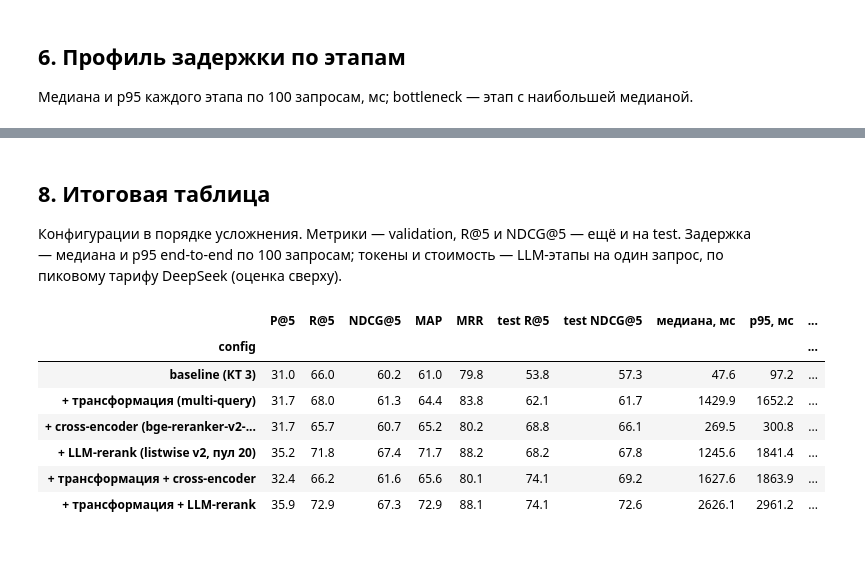
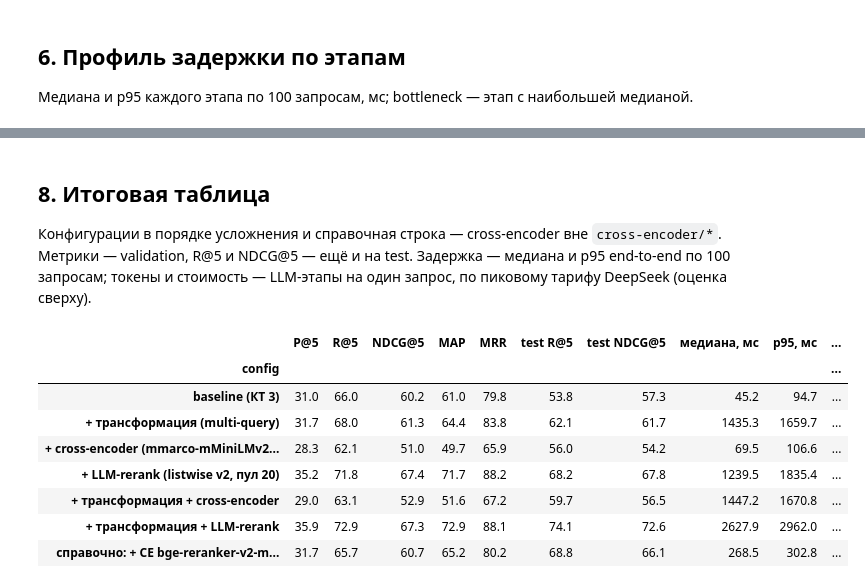
Before and after one commit to dftpnd/gigaschool-rag, a Jupyter notebook: notebooks/kt4_rerank.ipynb, the cells around one changed output, grey strips where cells are left out. Saved outputs shown, nothing was run; the diff lists cells and outputs as text; code cells hidden in the pictures; blank space fills up the shorter version.

```diff
--- a/notebooks/kt4_rerank.ipynb
+++ b/notebooks/kt4_rerank.ipynb
@@ -281,11 +285,14 @@ by_type(selection)
 | + CE mmarco-mMiniLMv2-L12-H384-v1... | 87.9 | 52.4 | 3.3 | 63.3 | 46.2 | 16.1 | 5.7 |
 | + CE bge-reranker-v2-m3, пул 50 | 97.0 | 69.8 | 10.0 | 73.1 | 66.3 | 32.6 | 2.9 |
 # %%
-best_ce = max((s.short_name for s in CROSS_ENCODERS),
+CROSS_ENCODER_NAMESPACE = "cross-encoder/"
+best_ce = max((s.short_name for s in CROSS_ENCODERS if s.name.startswith(CROSS_ENCODER_NAMESPACE)),
               key=lambda name: tuple(selection_table.loc[f"+ CE {name}, пул {SELECTION_POOL}", ["R@5", "NDCG@5"]]))
+REFERENCE_CE = next(f"+ CE {s.short_name}, пул {SELECTION_POOL}" for s in CROSS_ENCODERS
+                    if not s.name.startswith(CROSS_ENCODER_NAMESPACE))
 cross_encoder = cross_encoders[best_ce]
 for unused in set(cross_encoders) - {best_ce}:
     del cross_encoders[unused]
 torch.cuda.empty_cache()
-print("cross-encoder для остальных экспериментов (R@5, затем NDCG@5):", best_ce)
+print(f"cross-encoder для остальных экспериментов (среди {CROSS_ENCODER_NAMESPACE}*, R@5, затем NDCG@5):", best_ce)
 # %% [output]
@@ -636,22 +646,25 @@ tradeoff.sort_values("медиана, мс").round(1)
 # %% [markdown]
 ## 8. Итоговая таблица
 
-Конфигурации в порядке усложнения. Метрики — validation, R@5 и NDCG@5 — ещё и на test. Задержка — медиана
-и p95 end-to-end по 100 запросам; токены и стоимость — LLM-этапы на один запрос, по пиковому тарифу DeepSeek
-(оценка сверху).
+Конфигурации в порядке усложнения и справочная строка — cross-encoder вне `cross-encoder/*`. Метрики —
+validation, R@5 и NDCG@5 — ещё и на test. Задержка — медиана и p95 end-to-end по 100 запросам; токены
+и стоимость — LLM-этапы на один запрос, по пиковому тарифу DeepSeek (оценка сверху).
 # %%
-final_table = summary(list(ladder)).join(summary(list(ladder), "test", ["R@5", "NDCG@5"]).add_prefix("test ")).join(
-    pd.DataFrame([latency(n) for n in ladder])).rename(index=ladder)
+final_rows = {**ladder, REFERENCE_CE: f"справочно: + {REFERENCE_CE[2:]} (вне {CROSS_ENCODER_NAMESPACE}*)"}
+final_table = summary(list(final_rows)).join(
+    summary(list(final_rows), "test", ["R@5", "NDCG@5"]).add_prefix("test ")).join(
+    pd.DataFrame([latency(n) for n in final_rows])).rename(index=final_rows)
 final_table.round(1)
 # %% [output]
 |  | P@5 | R@5 | NDCG@5 | MAP | MRR | test R@5 | test NDCG@5 | медиана, мс | p95, мс | ... |
 | config |  |  |  |  |  |  |  |  |  | ... |
-| baseline (КТ 3) | 31.0 | 66.0 | 60.2 | 61.0 | 79.8 | 53.8 | 57.3 | 47.6 | 97.2 | ... |
-| + трансформация (multi-query) | 31.7 | 68.0 | 61.3 | 64.4 | 83.8 | 62.1 | 61.7 | 1429.9 | 1652.2 | ... |
-| + cross-encoder (bge-reranker-v2-... | 31.7 | 65.7 | 60.7 | 65.2 | 80.2 | 68.8 | 66.1 | 269.5 | 300.8 | ... |
-| + LLM-rerank (listwise v2, пул 20) | 35.2 | 71.8 | 67.4 | 71.7 | 88.2 | 68.2 | 67.8 | 1245.6 | 1841.4 | ... |
-| + трансформация + cross-encoder | 32.4 | 66.2 | 61.6 | 65.6 | 80.1 | 74.1 | 69.2 | 1627.6 | 1863.9 | ... |
-| + трансформация + LLM-rerank | 35.9 | 72.9 | 67.3 | 72.9 | 88.1 | 74.1 | 72.6 | 2626.1 | 2961.2 | ... |
+| baseline (КТ 3) | 31.0 | 66.0 | 60.2 | 61.0 | 79.8 | 53.8 | 57.3 | 45.2 | 94.7 | ... |
+| + трансформация (multi-query) | 31.7 | 68.0 | 61.3 | 64.4 | 83.8 | 62.1 | 61.7 | 1435.3 | 1659.7 | ... |
+| + cross-encoder (mmarco-mMiniLMv2... | 28.3 | 62.1 | 51.0 | 49.7 | 65.9 | 56.0 | 54.2 | 69.5 | 106.6 | ... |
+| + LLM-rerank (listwise v2, пул 20) | 35.2 | 71.8 | 67.4 | 71.7 | 88.2 | 68.2 | 67.8 | 1239.5 | 1835.4 | ... |
+| + трансформация + cross-encoder | 29.0 | 63.1 | 52.9 | 51.6 | 67.2 | 59.7 | 56.5 | 1447.2 | 1670.8 | ... |
+| + трансформация + LLM-rerank | 35.9 | 72.9 | 67.3 | 72.9 | 88.1 | 74.1 | 72.6 | 2627.9 | 2962.0 | ... |
+| справочно: + CE bge-reranker-v2-m... | 31.7 | 65.7 | 60.7 | 65.2 | 80.2 | 68.8 | 66.1 | 268.5 | 302.8 | ... |
 # %% [markdown]
 ## 9. Выводы и выбор конфигурации для КТ 5
 
```
Also changed, not shown: parts of 16 cells of this notebook, 2 other files.
